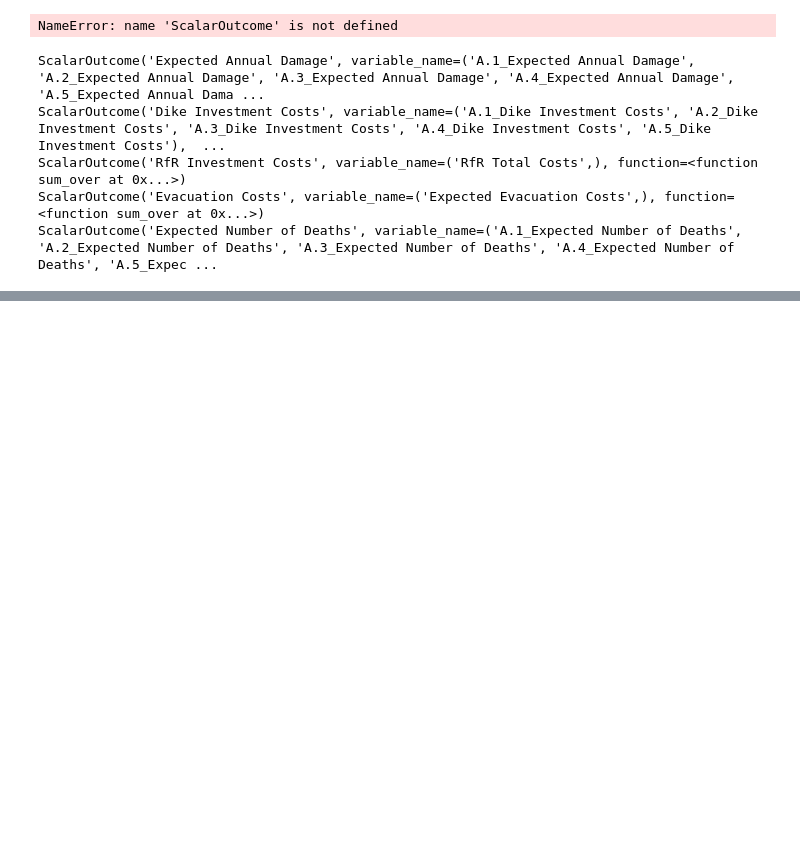
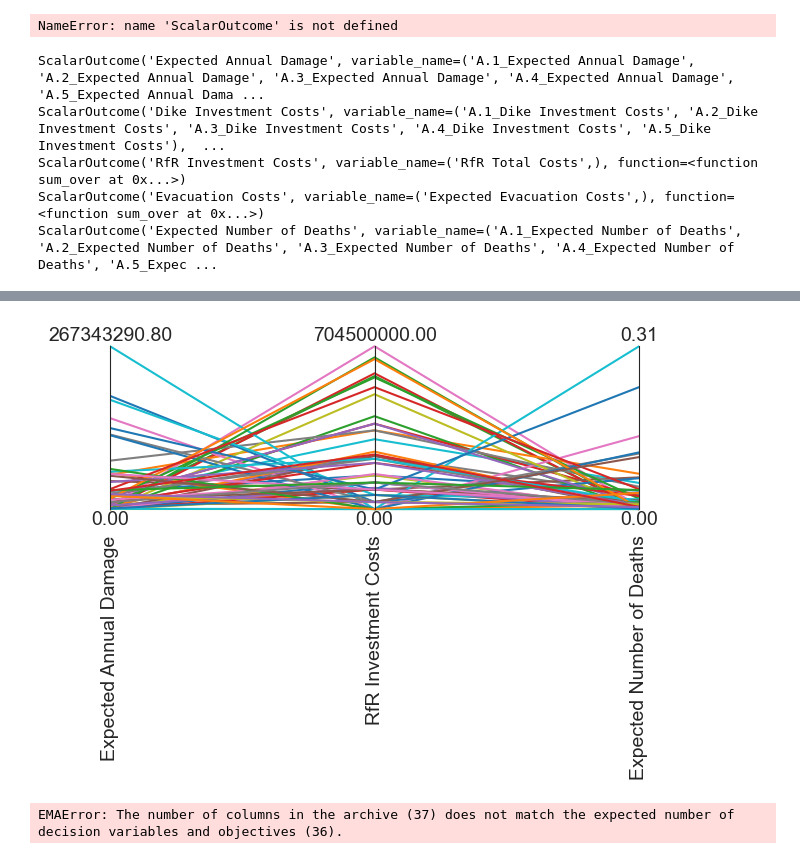
Before and after one commit to JulianvanRie/EPA141A-Model-based-decision-making, a Jupyter notebook: final assignment/Open Exploration Final Assignment.ipynb, the cells around one changed output, grey strips where cells are left out. Drawn from its saved outputs; the diff is of its cells as text; code cells hidden in the pictures; blank space fills up the shorter version.

```diff
--- a/final assignment/Open Exploration Final Assignment.ipynb
+++ b/final assignment/Open Exploration Final Assignment.ipynb
@@ -258,0 +338,12 @@ with MultiprocessingEvaluator(dike_model) as evaluator:
+# %%
+from ema_workbench.analysis import parcoords
+
+limits = parcoords.get_limits(outcomes)
+axes = parcoords.ParallelAxes(limits)
+axes.plot(outcomes)
+
+# we invert this axis so direction of desirability is the same
+# axes.invert_axis('max_P')
+plt.show()
+# %% [output]
+[figure, added]
@@ -258,0 +417,10 @@ with MultiprocessingEvaluator(dike_model) as evaluator:
+# %%
+archives = ArchiveLogger.load_archives(f"./archives/optimizer.tar.gz")
+reference_set = archives[max(archives.keys())] # this is the final archive
+
+metrics = calculate_metrics(archives, reference_set)
+plot_metrics(metrics, convergence)
+
+plt.show()
+# %% [output]
+EMAError: The number of columns in the archive (37) does not match the expected number of decision variables and objectives (36).
```
Also changed, not shown: parts of 8 cells of this notebook, 6 other files.
